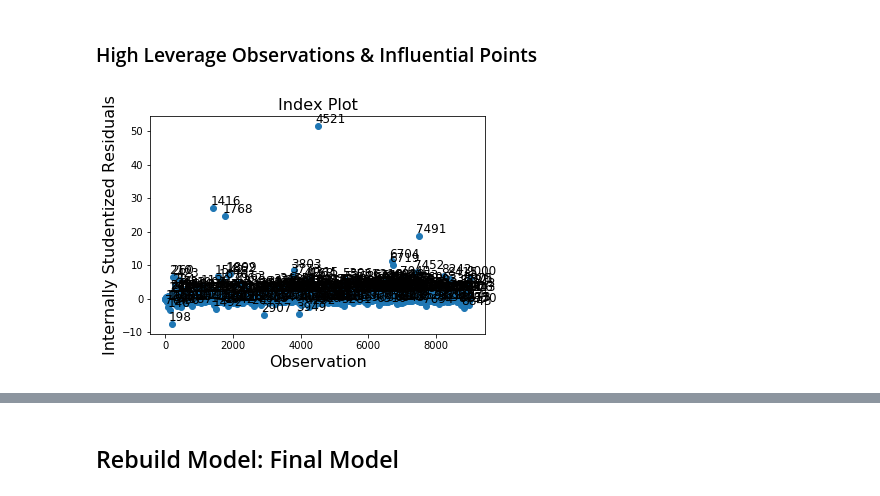
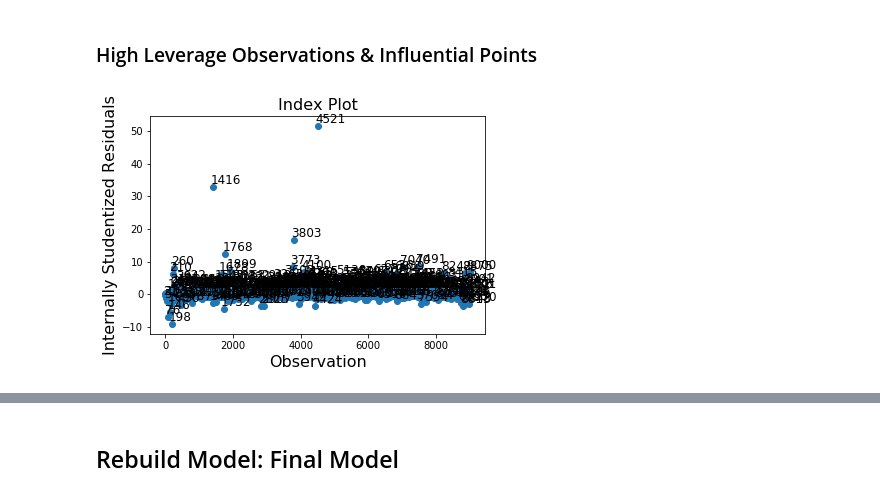
Before and after one commit to chunheisiu/NBA-POTW-Regression, a Jupyter notebook: notebooks/Stats_VS_POTW.ipynb, the cells around one changed output, grey strips where cells are left out. Saved outputs shown, nothing was run; the diff lists cells and outputs as text; code cells hidden in the pictures.

```diff
--- a/notebooks/Stats_VS_POTW.ipynb
+++ b/notebooks/Stats_VS_POTW.ipynb
@@ -249,8 +331,7 @@ Therefore, we could reject null hypothesis on significant level of 0.05 and choo
 # %%
-# remove variable: Three_P_Prct
-left_var2 = left_var.drop('Three_P_Prct')
-left_var2
-formula_3 = f'Potw ~ {" + ".join(list(left_var2))}'
+# drop GS and Three_P_Prct as wald test also shows that they are not significant on alpha = 0.05
+df_d = df_c.drop(columns = ['Three_P_Prct','GS'])
+formula_3 = f'Potw ~ {" + ".join(list(df_d.columns))}'
 lm3 = smf.glm(formula_3, data = data2,family=sm.families.Binomial()).fit()
 lm3.summary()
 # %% [output]
@@ -319,5 +374,0 @@ Generalized Linear Model Regression Results
-# %%
-plt.rc('figure')
-plt.text(0.01, 0.05, str(lm4.summary()), {'fontsize': 10}, fontproperties = 'monospace')
-plt.axis('off')
-plt.savefig('../plot/regression_1_summary_model4.png', dpi = 300, bbox_inches = 'tight')
@@ -353,5 +374,0 @@ Generalized Linear Model Regression Results
-# %%
-plt.rc('figure')
-plt.text(0.01, 0.05, str(lm5.summary()), {'fontsize': 10}, fontproperties = 'monospace')
-plt.axis('off')
-plt.savefig('../plot/regression_1_summary_model5.png', dpi = 300, bbox_inches = 'tight')
@@ -386,5 +374,0 @@ Generalized Linear Model Regression Results
-# %%
-plt.rc('figure')
-plt.text(0.01, 0.05, str(lm6.summary()), {'fontsize': 10}, fontproperties = 'monospace')
-plt.axis('off')
-plt.savefig('../plot/regression_1_summary_model6.png', dpi = 300, bbox_inches = 'tight')
@@ -431,8 +406,9 @@ plt.show()
 ### High Leverage Observations & Influential Points
 # %%
 # Plot Abnormal Residual
-infl = lm6.get_influence(observed=False)
+infl = lm3.get_influence(observed=False)
+summ_df = infl.summary_frame()
 fig = infl.plot_index(y_var='resid', threshold=1)
-plt.savefig('../plot/regression_1_influence.png', dpi = 300, bbox_inches = 'tight')
+plt.savefig('../plot/regression_1_abnormal_residuals.png', dpi = 300, bbox_inches = 'tight')
 # %% [output]
-[figure, old version]
+[figure, new version]
```
Also changed, not shown: parts of 50 cells of this notebook, 14 other files.
